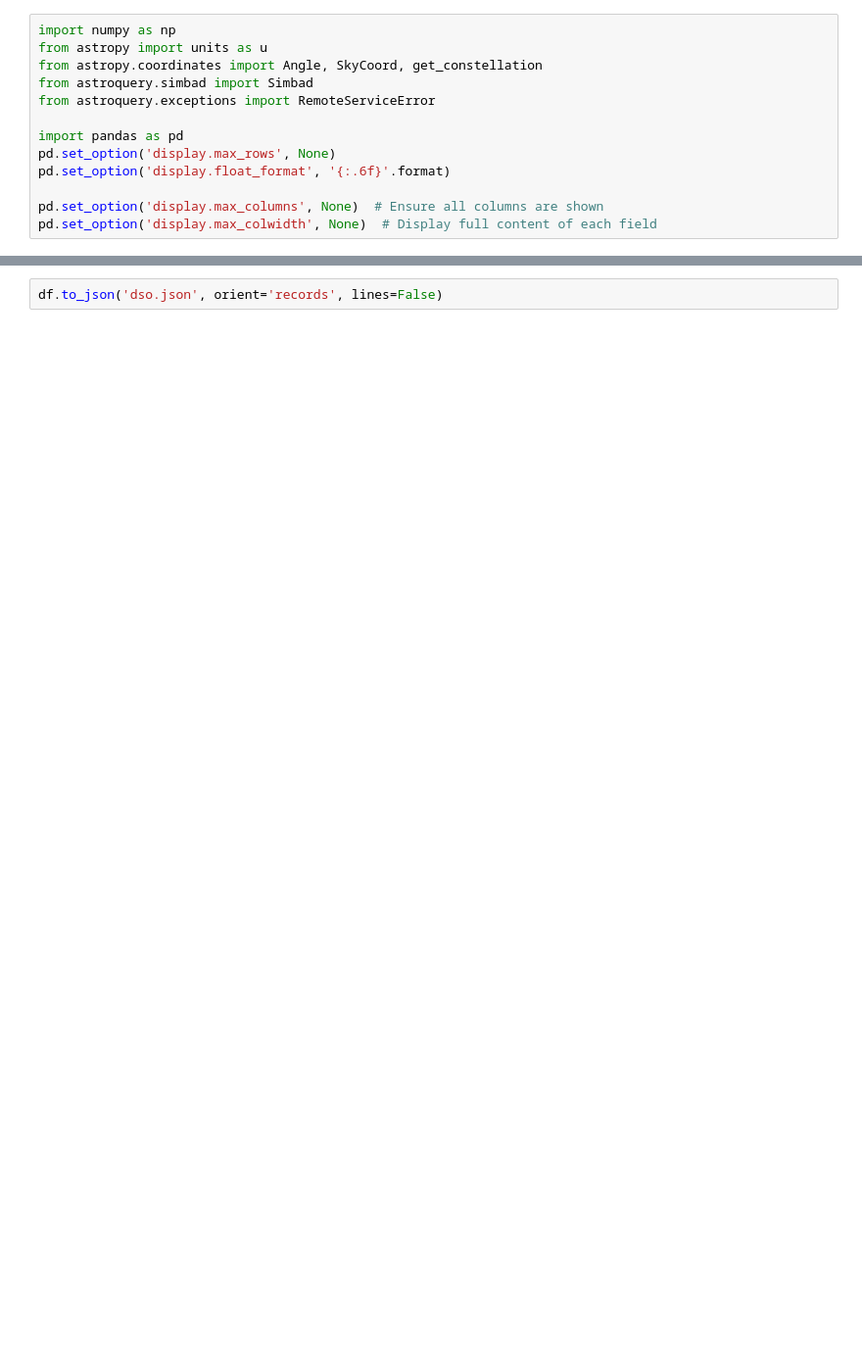
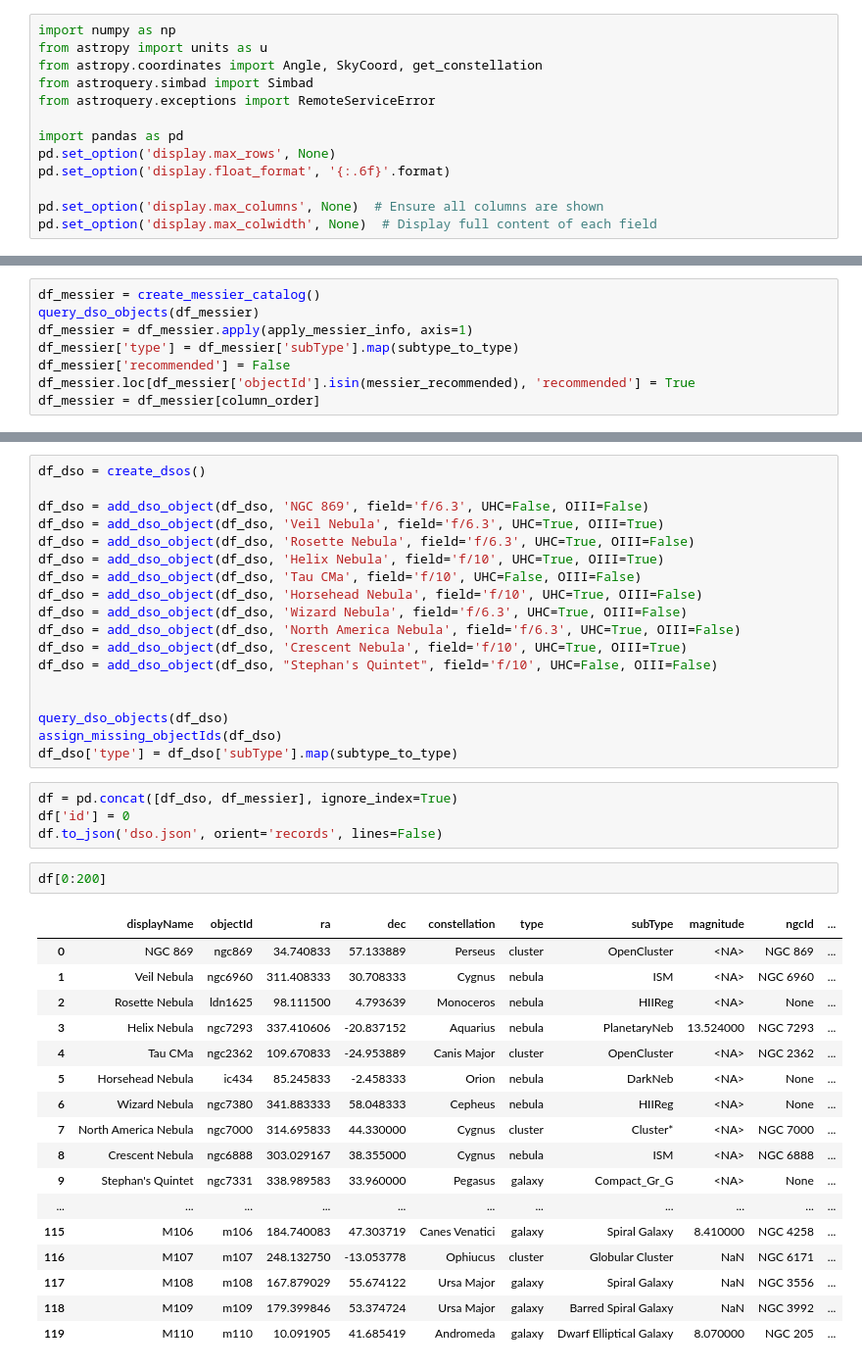
Before and after one commit to jeffrwatts/StarGazerData, a Jupyter notebook: Generate Data.ipynb, the cells around one changed output, grey strips where cells are left out. Shown at 98% size. Saved outputs shown, nothing was run; the diff lists cells and outputs as text; blank space fills up the shorter version.

```diff
--- a/Generate Data.ipynb
+++ b/Generate Data.ipynb
@@ -372,0 +232,8 @@ df[5:15]
+# %%
+df_messier = create_messier_catalog()
+query_dso_objects(df_messier)
+df_messier = df_messier.apply(apply_messier_info, axis=1)
+df_messier['type'] = df_messier['subType'].map(subtype_to_type)
+df_messier['recommended'] = False
+df_messier.loc[df_messier['objectId'].isin(messier_recommended), 'recommended'] = True
+df_messier = df_messier[column_order]
@@ -373,2 +292,42 @@ df[5:15]
+# %%
+df_dso = create_dsos()
+
+df_dso = add_dso_object(df_dso, 'NGC 869', field='f/6.3', UHC=False, OIII=False)
+df_dso = add_dso_object(df_dso, 'Veil Nebula', field='f/6.3', UHC=True, OIII=True)
+df_dso = add_dso_object(df_dso, 'Rosette Nebula', field='f/6.3', UHC=True, OIII=False)
+df_dso = add_dso_object(df_dso, 'Helix Nebula', field='f/10', UHC=True, OIII=True)
+df_dso = add_dso_object(df_dso, 'Tau CMa', field='f/10', UHC=False, OIII=False)
+df_dso = add_dso_object(df_dso, 'Horsehead Nebula', field='f/10', UHC=True, OIII=False)
+df_dso = add_dso_object(df_dso, 'Wizard Nebula', field='f/6.3', UHC=True, OIII=False)
+df_dso = add_dso_object(df_dso, 'North America Nebula', field='f/6.3', UHC=True, OIII=False)
+df_dso = add_dso_object(df_dso, 'Crescent Nebula', field='f/10', UHC=True, OIII=True)
+df_dso = add_dso_object(df_dso, "Stephan's Quintet", field='f/10', UHC=False, OIII=False)
+
+
+query_dso_objects(df_dso)
+assign_missing_objectIds(df_dso)
+df_dso['type'] = df_dso['subType'].map(subtype_to_type)
 # %%
+df = pd.concat([df_dso, df_messier], ignore_index=True)
+df['id'] = 0
 df.to_json('dso.json', orient='records', lines=False)
+# %%
+df[0:200]
+# %% [output]
+|  | displayName | objectId | ra | dec | constellation | type | subType | magnitude | ngcId | ... |
+| 0 | NGC 869 | ngc869 | 34.740833 | 57.133889 | Perseus | cluster | OpenCluster | <NA> | NGC 869 | ... |
+| 1 | Veil Nebula | ngc6960 | 311.408333 | 30.708333 | Cygnus | nebula | ISM | <NA> | NGC 6960 | ... |
+| 2 | Rosette Nebula | ldn1625 | 98.111500 | 4.793639 | Monoceros | nebula | HIIReg | <NA> | None | ... |
+| 3 | Helix Nebula | ngc7293 | 337.410606 | -20.837152 | Aquarius | nebula | PlanetaryNeb | 13.524000 | NGC 7293 | ... |
+| 4 | Tau CMa | ngc2362 | 109.670833 | -24.953889 | Canis Major | cluster | OpenCluster | <NA> | NGC 2362 | ... |
+| 5 | Horsehead Nebula | ic434 | 85.245833 | -2.458333 | Orion | nebula | DarkNeb | <NA> | None | ... |
+| 6 | Wizard Nebula | ngc7380 | 341.883333 | 58.048333 | Cepheus | nebula | HIIReg | <NA> | None | ... |
+| 7 | North America Nebula | ngc7000 | 314.695833 | 44.330000 | Cygnus | cluster | Cluster* | <NA> | NGC 7000 | ... |
+| 8 | Crescent Nebula | ngc6888 | 303.029167 | 38.355000 | Cygnus | nebula | ISM | <NA> | NGC 6888 | ... |
+| 9 | Stephan's Quintet | ngc7331 | 338.989583 | 33.960000 | Pegasus | galaxy | Compact_Gr_G | <NA> | None | ... |
+| ... | ... | ... | ... | ... | ... | ... | ... | ... | ... | ... |
+| 115 | M106 | m106 | 184.740083 | 47.303719 | Canes Venatici | galaxy | Spiral Galaxy | 8.410000 | NGC 4258 | ... |
+| 116 | M107 | m107 | 248.132750 | -13.053778 | Ophiucus | cluster | Globular Cluster | NaN | NGC 6171 | ... |
+| 117 | M108 | m108 | 167.879029 | 55.674122 | Ursa Major | galaxy | Spiral Galaxy | NaN | NGC 3556 | ... |
+| 118 | M109 | m109 | 179.399846 | 53.374724 | Ursa Major | galaxy | Barred Spiral Galaxy | NaN | NGC 3992 | ... |
+| 119 | M110 | m110 | 10.091905 | 41.685419 | Andromeda | galaxy | Dwarf Elliptical Galaxy | 8.070000 | NGC 205 | ... |
```
Also changed, not shown: parts of 6 cells of this notebook.
